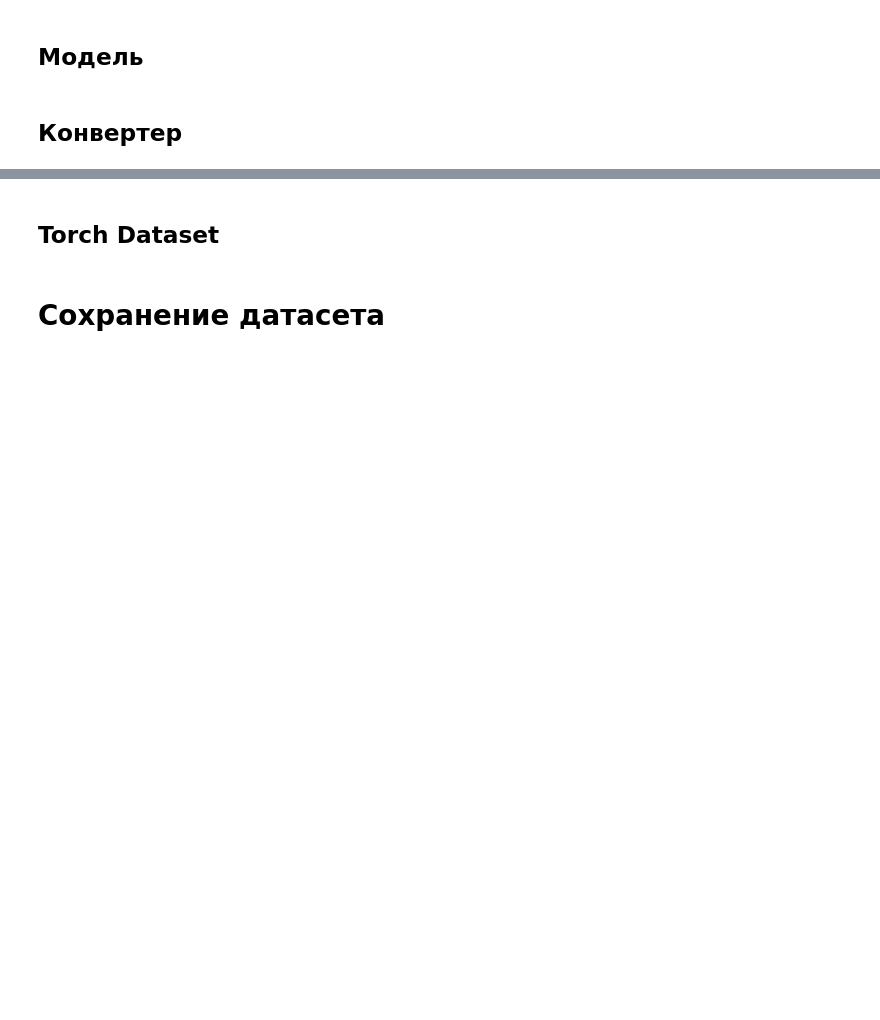
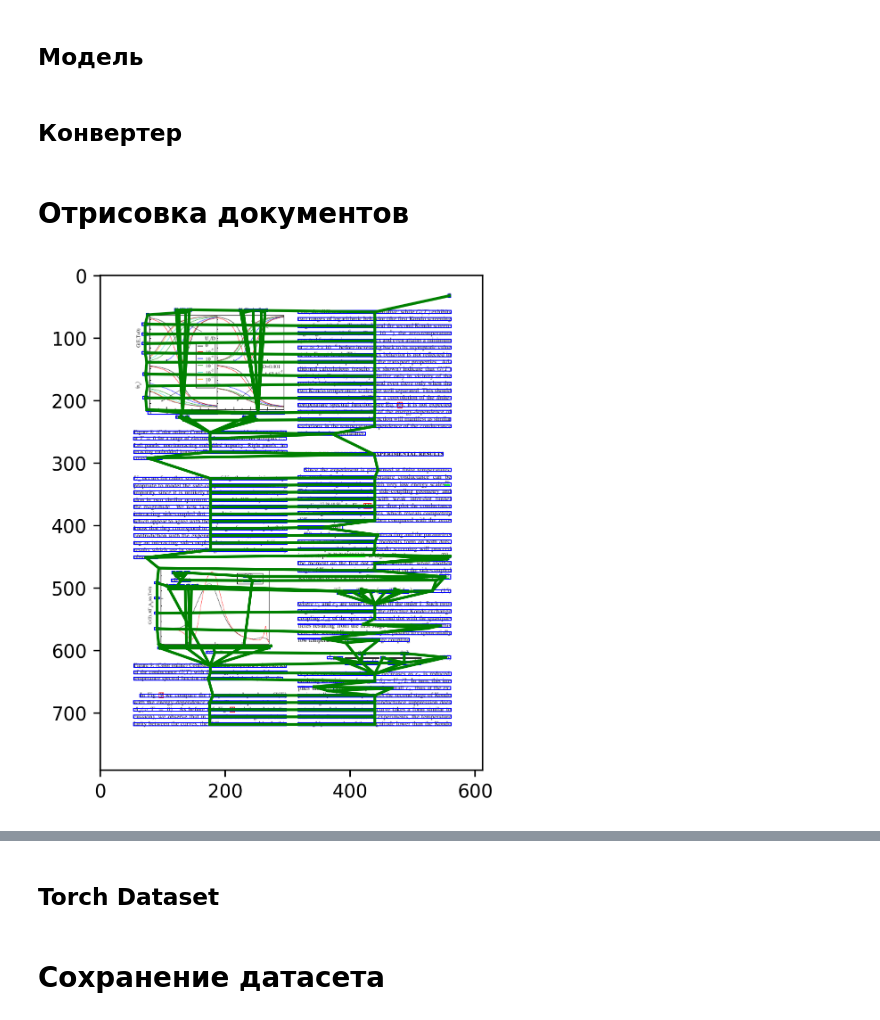
Before and after one commit to Dann38/rows2regionGLAM, a Jupyter notebook: rows2regionsGLAM.ipynb, the cells around one changed output, grey strips where cells are left out. Drawn from its saved outputs; the diff is of its cells as text; code cells hidden in the pictures; blank space fills up the shorter version.

```diff
--- a/rows2regionsGLAM.ipynb
+++ b/rows2regionsGLAM.ipynb
@@ -416,0 +490,50 @@ class Rows2Regions(BaseConverter):
+# %% [markdown]
+# Отрисовка документов
+# %%
+name_file = 'PMC2367690_00000.pdf'
+path_pdf = os.path.join(dataset_path, name_file)
+path_pdf = '/home/daniil/dataset/DocLayNet_core_mini/PDF/2493439d557e404fa9d5f7ec0eaaf831c07287487fe55c023f6d15beaf3358bf.pdf'
+# path_cash_pfd = os.path.join(cash_path, name_file+'.json')
+
+pdf.read_from_file(path_pdf, 'r')
+pdf2img.convert(pdf, img)
+
+pdf2rows.convert(pdf, rows)
+rows_list = rows.to_dict()['rows']
+res = tokenizer(rows_list)
+# reg_segments = [ImageSegment(dict_p_size=r['segment']) for r in pdf_ann[p]['regions']]
+
+fig = plt.figure(dpi=300)
+img.show()
+ax = plt.gca()
+
+# with open(path_cash_pfd, 'r', encoding='utf-8') as file:
+#     data = json.load(file)
+
+# if not data or ('X' not in data) or (not data['X']):
+#     print("Пустой data — пропускаем", os.path.basename(path_pdf))
+
+for coords in res["X"]:
+    try:
+        x0, x1, w, y0, y1, h = coords[:6]
+        seg = ImageSegment(int(x0), int(y0), int(x1), int(y1))
+        seg.plot(width=0.5)
+    except:
+        continue
+
+A = res['inds']
+# true_edges = res['true_edges']
+true_edges = [0 for _ in A[0]]
+
+for i, j, ind in zip(A[0], A[1], true_edges):
+    x0_0, x1_0, w_0, y0_0, y1_0, h_0 = res["X"][i][:6]
+    x0_1, x1_1, w_1, y0_1, y1_1, h_1 = res["X"][j][:6]
+    xc1 = (x0_0 + x1_0)/2
+    yc1 = (y0_0 + y1_0)/2
+    xc2 = (x0_1 + x1_1)/2
+    yc2 = (y0_1 + y1_1)/2
+    ax.plot([xc1, xc2], [yc1, yc2], 'g' if ind < 0.5 else 'r')
+
+# ax.set_title(os.path.basename(path_pdf))
+# %% [output]
+[figure, added]
```
Also changed, not shown: parts of 26 cells of this notebook, 6 other files.
